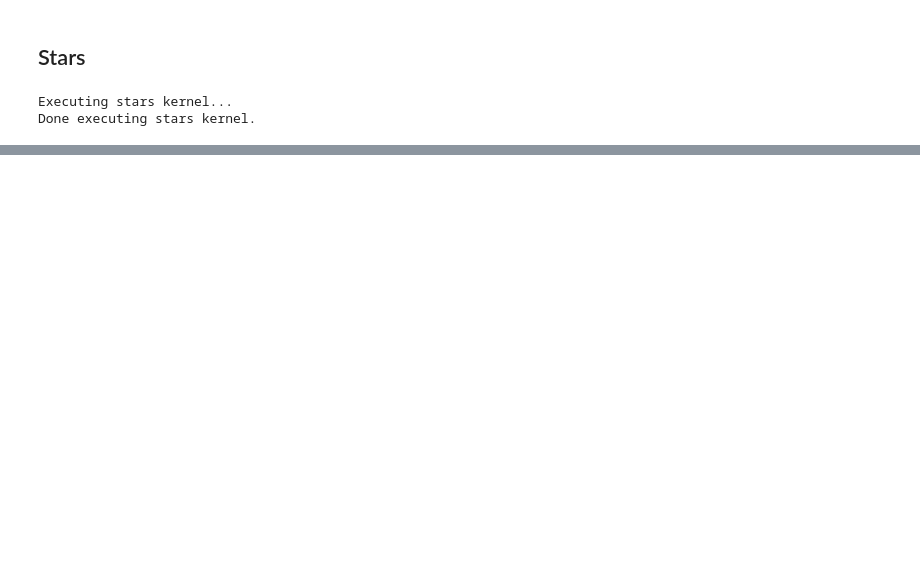
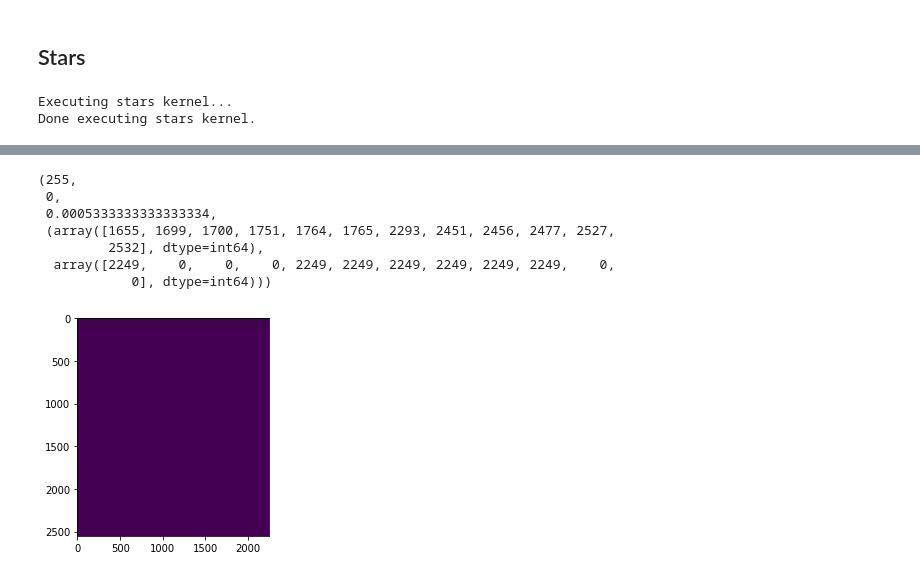
Before and after one commit to OGnTn/CountingStarsOpenCL, a Jupyter notebook: src/notebook.ipynb, the cells around one changed output, grey strips where cells are left out. Drawn from its saved outputs; the diff is of its cells as text; code cells hidden in the pictures; blank space fills up the shorter version.

```diff
--- a/src/notebook.ipynb
+++ b/src/notebook.ipynb
@@ -17,7 +17,7 @@ from libs.util import *
 os.environ["PYOPENCL_NO_CACHE"] = "1"
 os.environ["PYOPENCL_CTX"] = "0"
 # %%
-IMG_PATH = "../images/behemoth-black-hole.jpg"
+IMG_PATH = "../images/NGC-362.jpg"
 KERNEL_NAME_GREY = "kernel_grey"
 KERNEL_NAME_THRESHOLD = "kernel_threshold"
 KERNEL_NAME_STARS = "kernel_stars"
@@ -146,10 +146,12 @@ kernel_stars.set_scalar_arg_dtypes(
 d_input_img = cl.Buffer(
     context, cl.mem_flags.READ_ONLY | cl.mem_flags.COPY_HOST_PTR, hostbuf=h_output_img
 )
+#h_input_count = numpy.zeros(
+#    global_size).astype(numpy.uint32)
 h_input_count = numpy.zeros(
-    global_size).astype(numpy.uint32)
+    img_h * img_w).astype(numpy.uint8)
 d_output_count = cl.Buffer(
-    context, cl.mem_flags.READ_WRITE, h_input_brightness.nbytes)
+    context, cl.mem_flags.READ_WRITE, h_input_count.nbytes)
 # %%
 print("Executing stars kernel...")
 kernel_stars(
@@ -159,12 +161,14 @@ kernel_stars(
     d_input_img,
     d_output_count,
     threshold,
-    img_h,
-    img_w
+    img_w,
+    img_h
 )
 print("Done executing stars kernel.")
 queue.finish()
 cl.enqueue_copy(queue, h_input_count, d_output_count)
+result_img = h_input_count.reshape(img_h, img_w)
+save_image_grey(result_img, "../output/" + "output_" + KERNEL_NAME_STARS + ".png")
 queue.flush()
 # %% [output]
 Executing stars kernel...
@@ -175,0 +189,14 @@ Count:  67419
+# %%
+div = ngc - result_img
+div[div!=0] = 255
+plt.imshow(div)
+div.max(), div.min(), div.mean(), numpy.where(div==255)
+# %% [output]
+(255,
+ 0,
+ 0.0005333333333333334,
+ (array([1655, 1699, 1700, 1751, 1764, 1765, 2293, 2451, 2456, 2477, 2527,
+         2532], dtype=int64),
+  array([2249,    0,    0,    0, 2249, 2249, 2249, 2249, 2249, 2249,    0,
+            0], dtype=int64)))
+[figure, added]
```
Also changed, not shown: parts of 5 cells of this notebook, 5 other files.
